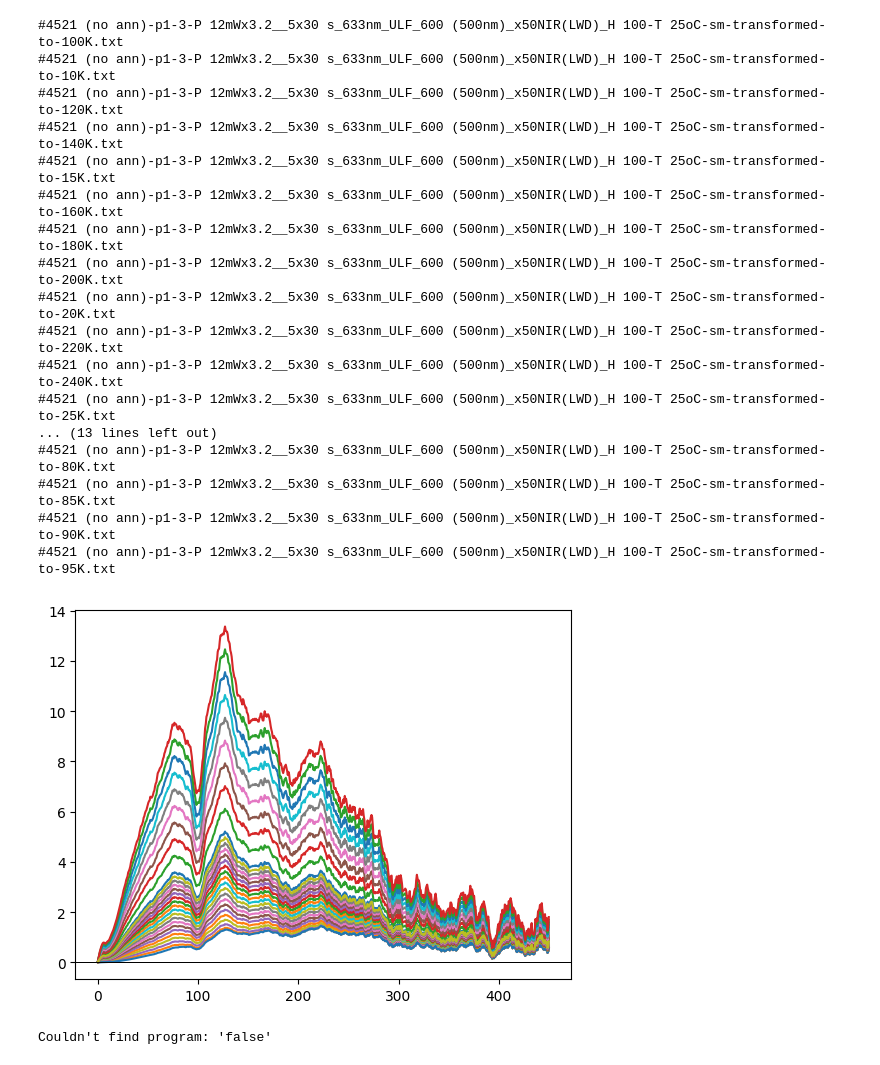
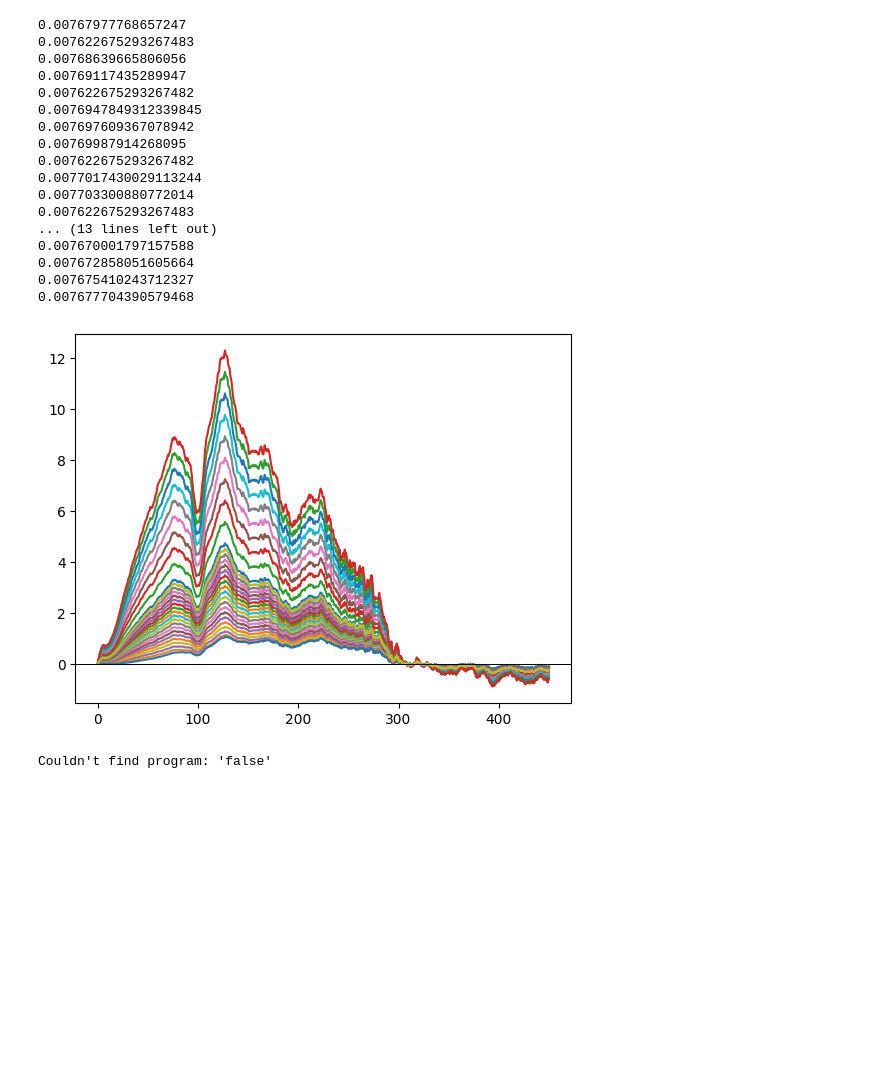
Before and after one commit to radiantbread/reduced_spectra, a Jupyter notebook: reduced_reduction.ipynb, the cells around one changed output. Saved outputs shown, nothing was run; the diff lists cells and outputs as text; code cells hidden in the pictures; blank space fills up the shorter version.

Commit message:
Reduced high frequency side noise by fitting the baseline better

```diff
--- a/reduced_reduction.ipynb
+++ b/reduced_reduction.ipynb
@@ -7,7 +7,7 @@ from matplotlib import pyplot as plt
 from scipy import integrate
 # %%
 input_dir = os.getcwd() + "/input/#4521-generated-sweep/"
--output_dir = os.getcwd() + "/output/less-noise/"
+output_dir = os.getcwd() + "/output/less-noise/"
 filenames = list(filter(lambda f: ".txt" in f, os.listdir(input_dir))) # Работаем только с .txt
 
 def get_temp(filename):
@@ -29,9 +29,14 @@ def find_closest(point, data):
     return np.where(data[:,0] == sorted(xdata, key=lambda x: abs(x-point))[0])[0][0]
 
 def find_max(point, data, radius):
-    """Найти локальный максимум рядом"""
+    """Найти максимум в окрестности точки"""
     center = find_closest(point, data)
     return max(data[center-radius:center+radius,1])
+
+def find_average(point, data, radius):
+    """Найти среднее значение в окрестности точки"""
+    center = find_closest(point, data)
+    return np.mean(data[center-radius:center+radius,1])
 # %%
 hbar = 1.055 * 10**(-34)                                                                                  # J*s
 k = 1.381 * 10**(-23) # J/K
@@ -53,8 +58,11 @@ def reduced_spectrum(omega, I, T):
     return wavelength_correction * omega * B_factor2(omega, T) * I
 
 def reduced_spectrum_but_weird(omega, I):
+    new_omega = np.copy(omega)
+    omega_max = 300
+    new_omega[new_omega > omega_max] = omega_max / 2
     wavelength_correction = (1 - omega/omega_laser)**(-4) # -omega for Stokes scattering.
-    return wavelength_correction * omega * I
+    return wavelength_correction * new_omega * I
 
 def transform_spectrum_temp(omega, I, T1, T2, B_factor=B_factor2):
     """Transform spectrum at temperature T1 into one expected at T2."""
@@ -66,47 +74,49 @@ def normalization_ratio(target, source, point, radius=10):
 # %%
 count = 0
 for filename in filenames:
     count += 1
     if count != 5:
         2 == 2
         # continue
 
     T = get_temp(filename) # K
-    # print(T)
     data = cut_range(np.loadtxt(input_dir + filename), 0, np.inf)
-    background = np.mean(data[0:100,1])
+    background = find_average(325, data, 10)
+    # background = np.mean(data[0:100,1])
     data = cut_range(np.loadtxt(input_dir + filename), 0, 450)
     data[:,1] = data[:,1] - background
 
     R = reduced_spectrum_but_weird(data[:,0], data[:,1])
 
     new_data = np.transpose(np.array([data[:,0], R]))
+    print(normalization_ratio(data, new_data, 125))
     new_data[:,1] = new_data[:,1] * normalization_ratio(data, new_data, 125)
+    new_data[new_data[:,0] > 300, 1] = data[data[:,0] > 300, 1]
+    # plt.plot(*np.transpose(data))
     plt.plot(*np.transpose(new_data))
 
     plt.axhline(y=0, color='black', linewidth=0.7)
 
-    print(filename)
-    np.savetxt(output_dir + filename.split('.txt')[0] + "-reduced.txt", new_data)
+    np.savetxt(output_dir + filename.split('.txt')[0] + "-reduced-denoised.txt", new_data)
 # %% [output]
-#4521 (no ann)-p1-3-P 12mWx3.2__5x30 s_633nm_ULF_600 (500nm)_x50NIR(LWD)_H 100-T 25oC-sm-transformed-to-100K.txt
-#4521 (no ann)-p1-3-P 12mWx3.2__5x30 s_633nm_ULF_600 (500nm)_x50NIR(LWD)_H 100-T 25oC-sm-transformed-to-10K.txt
-#4521 (no ann)-p1-3-P 12mWx3.2__5x30 s_633nm_ULF_600 (500nm)_x50NIR(LWD)_H 100-T 25oC-sm-transformed-to-120K.txt
-#4521 (no ann)-p1-3-P 12mWx3.2__5x30 s_633nm_ULF_600 (500nm)_x50NIR(LWD)_H 100-T 25oC-sm-transformed-to-140K.txt
-#4521 (no ann)-p1-3-P 12mWx3.2__5x30 s_633nm_ULF_600 (500nm)_x50NIR(LWD)_H 100-T 25oC-sm-transformed-to-15K.txt
-#4521 (no ann)-p1-3-P 12mWx3.2__5x30 s_633nm_ULF_600 (500nm)_x50NIR(LWD)_H 100-T 25oC-sm-transformed-to-160K.txt
-#4521 (no ann)-p1-3-P 12mWx3.2__5x30 s_633nm_ULF_600 (500nm)_x50NIR(LWD)_H 100-T 25oC-sm-transformed-to-180K.txt
-#4521 (no ann)-p1-3-P 12mWx3.2__5x30 s_633nm_ULF_600 (500nm)_x50NIR(LWD)_H 100-T 25oC-sm-transformed-to-200K.txt
-#4521 (no ann)-p1-3-P 12mWx3.2__5x30 s_633nm_ULF_600 (500nm)_x50NIR(LWD)_H 100-T 25oC-sm-transformed-to-20K.txt
-#4521 (no ann)-p1-3-P 12mWx3.2__5x30 s_633nm_ULF_600 (500nm)_x50NIR(LWD)_H 100-T 25oC-sm-transformed-to-220K.txt
-#4521 (no ann)-p1-3-P 12mWx3.2__5x30 s_633nm_ULF_600 (500nm)_x50NIR(LWD)_H 100-T 25oC-sm-transformed-to-240K.txt
-#4521 (no ann)-p1-3-P 12mWx3.2__5x30 s_633nm_ULF_600 (500nm)_x50NIR(LWD)_H 100-T 25oC-sm-transformed-to-25K.txt
+0.00767977768657247
+0.007622675293267483
+0.00768639665806056
+0.00769117435289947
+0.007622675293267482
+0.0076947849312339845
+0.007697609367078942
+0.00769987914268095
+0.007622675293267482
+0.0077017430029113244
+0.007703300880772014
+0.007622675293267483
 ... (13 lines left out)
-#4521 (no ann)-p1-3-P 12mWx3.2__5x30 s_633nm_ULF_600 (500nm)_x50NIR(LWD)_H 100-T 25oC-sm-transformed-to-80K.txt
-#4521 (no ann)-p1-3-P 12mWx3.2__5x30 s_633nm_ULF_600 (500nm)_x50NIR(LWD)_H 100-T 25oC-sm-transformed-to-85K.txt
-#4521 (no ann)-p1-3-P 12mWx3.2__5x30 s_633nm_ULF_600 (500nm)_x50NIR(LWD)_H 100-T 25oC-sm-transformed-to-90K.txt
-#4521 (no ann)-p1-3-P 12mWx3.2__5x30 s_633nm_ULF_600 (500nm)_x50NIR(LWD)_H 100-T 25oC-sm-transformed-to-95K.txt
+0.007670001797157588
+0.007672858051605664
+0.007675410243712327
+0.007677704390579468
-[figure, old version]
+[figure, new version]
 # %%
 %%script false --no-raise-error
 T1 = 300 # K
```
Also changed, not shown: 29 other files.
